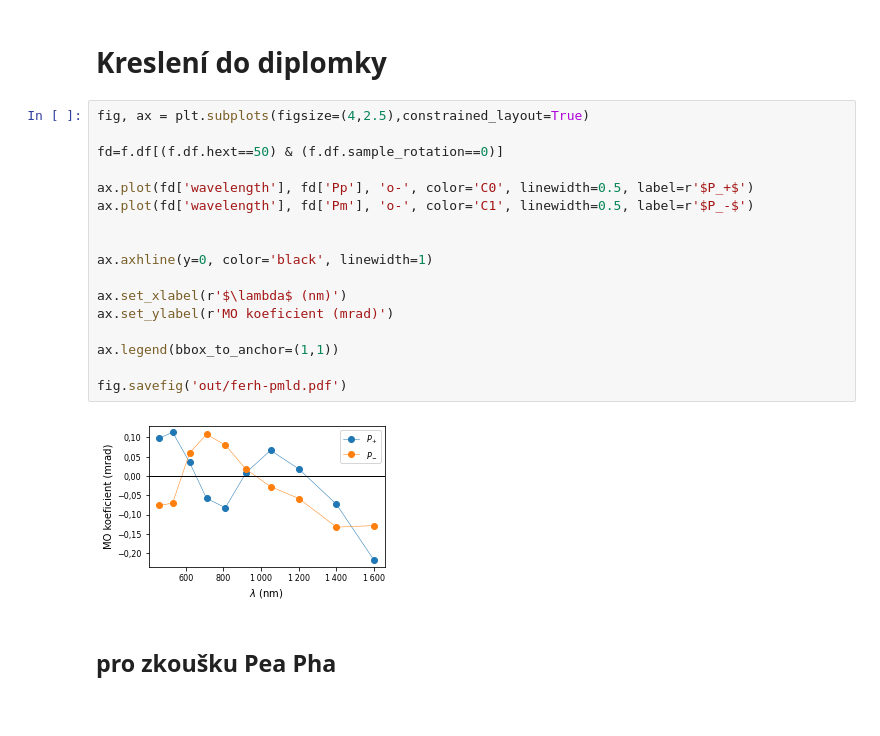
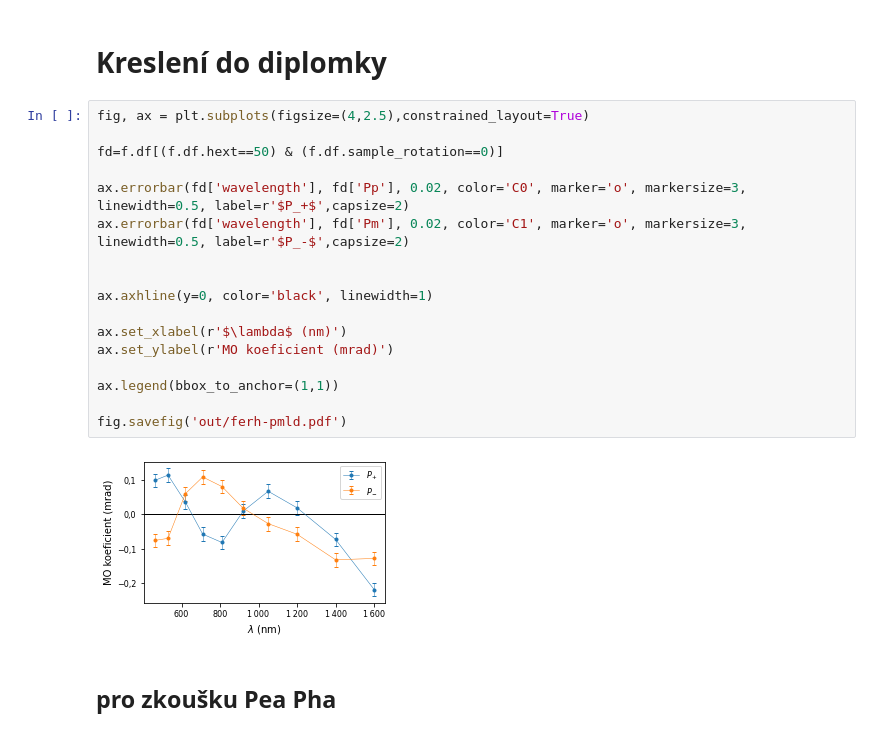
Before and after one commit to vladidobro/thesis, a Jupyter notebook: data/ferh-pmld.ipynb, the cells around one changed output. Saved outputs shown, nothing was run; the diff lists cells and outputs as text.

```diff
--- a/data/ferh-pmld.ipynb
+++ b/data/ferh-pmld.ipynb
@@ -63,22 +63,22 @@ postprocessing
 # %%
 fig, ax = plt.subplots(figsize=(4,2.5),constrained_layout=True)
 
 fd=f.df[(f.df.hext==50) & (f.df.sample_rotation==0)]
 
-ax.plot(fd['wavelength'], fd['Pp'], 'o-', color='C0', linewidth=0.5, label=r'$P_+$')
-ax.plot(fd['wavelength'], fd['Pm'], 'o-', color='C1', linewidth=0.5, label=r'$P_-$')
+ax.errorbar(fd['wavelength'], fd['Pp'], 0.02, color='C0', marker='o', markersize=3, linewidth=0.5, label=r'$P_+$',capsize=2)
+ax.errorbar(fd['wavelength'], fd['Pm'], 0.02, color='C1', marker='o', markersize=3, linewidth=0.5, label=r'$P_-$',capsize=2)
 
 
 ax.axhline(y=0, color='black', linewidth=1)
 
 ax.set_xlabel(r'$\lambda$ (nm)')
 ax.set_ylabel(r'MO koeficient (mrad)')
 
 ax.legend(bbox_to_anchor=(1,1))
 
 fig.savefig('out/ferh-pmld.pdf')
 # %% [output]
-[figure, old version]
+[figure, new version]
 # %% [markdown]
 ## pro zkoušku Pea Pha
 # %%
```
Also changed, not shown: 2 other files.
